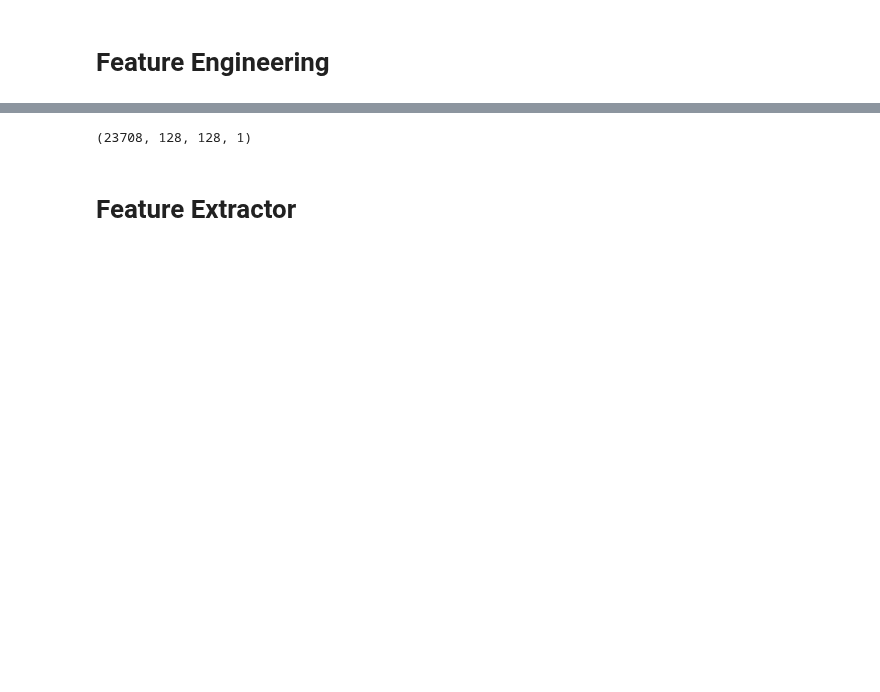
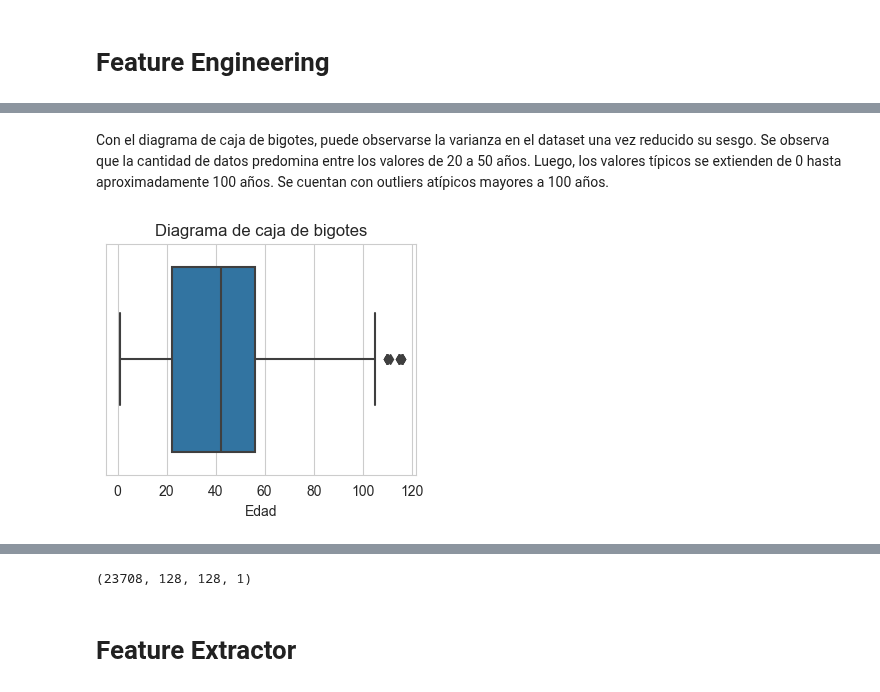
Before and after one commit to danib08/Reconocimiento-de-Patrones, a Jupyter notebook: Proyecto2.ipynb, the cells around one changed output, grey strips where cells are left out. Cells and saved outputs as stored; diff of their text form; code cells hidden in the pictures; blank space fills up the shorter version.

```diff
--- a/Proyecto2.ipynb
+++ b/Proyecto2.ipynb
@@ -83,0 +106,10 @@ sns.histplot(df['age'])
+# %% [markdown]
+Con el diagrama de caja de bigotes, puede observarse la varianza en el dataset una vez reducido su sesgo. Se observa que la cantidad de datos predomina entre los valores de 20 a 50 años. Luego, los valores típicos se extienden de 0 hasta aproximadamente 100 años. Se cuentan con outliers atípicos mayores a 100 años.
+# %%
+plt.figure(figsize=(4, 3))
+sns.boxplot(data=df, x='age')
+plt.xlabel('Edad')
+plt.title('Diagrama de caja de bigotes')
+plt.show()
+# %% [output]
+[figure, added]
```
Also changed, not shown: parts of 18 cells of this notebook.
